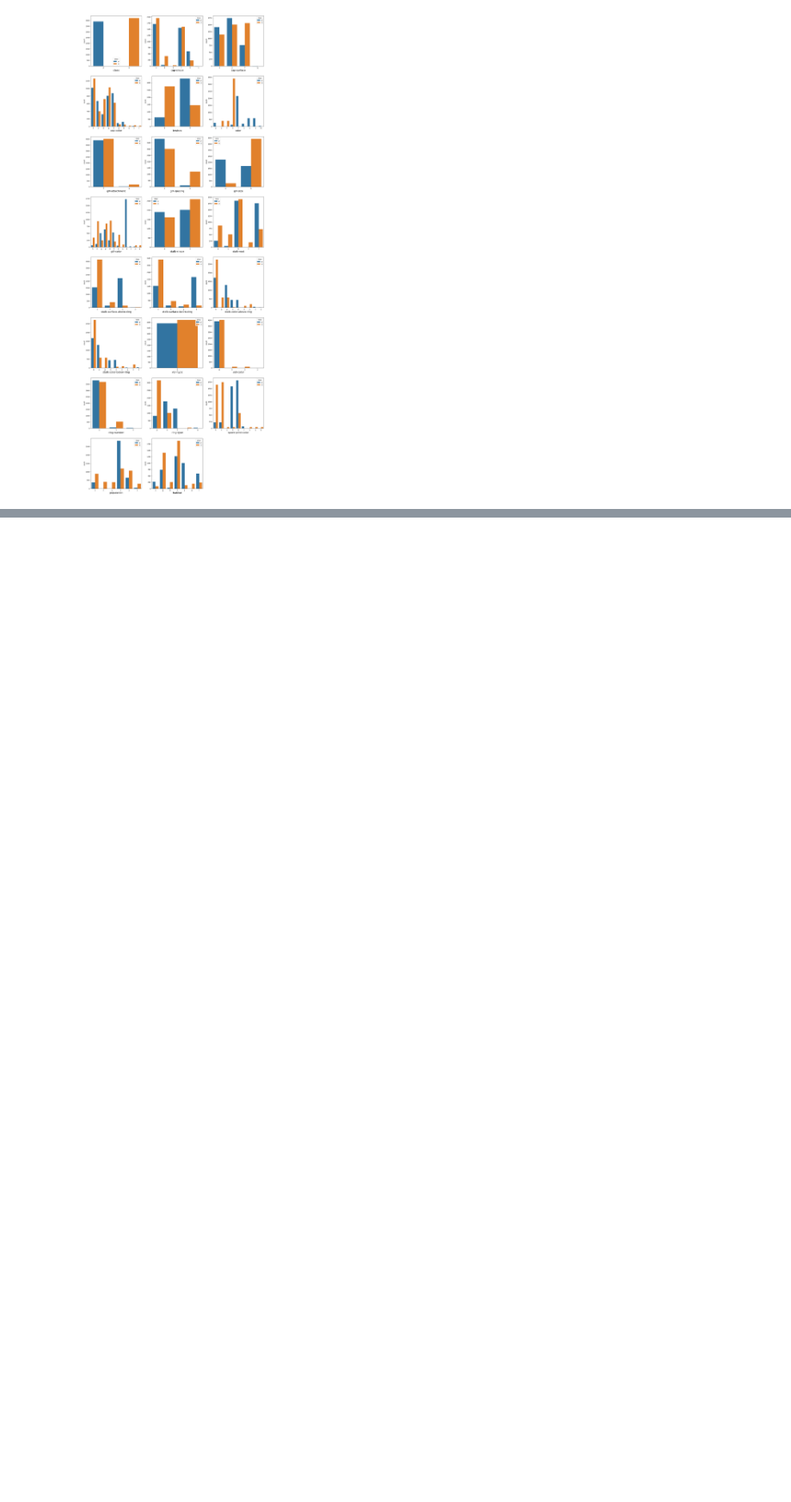
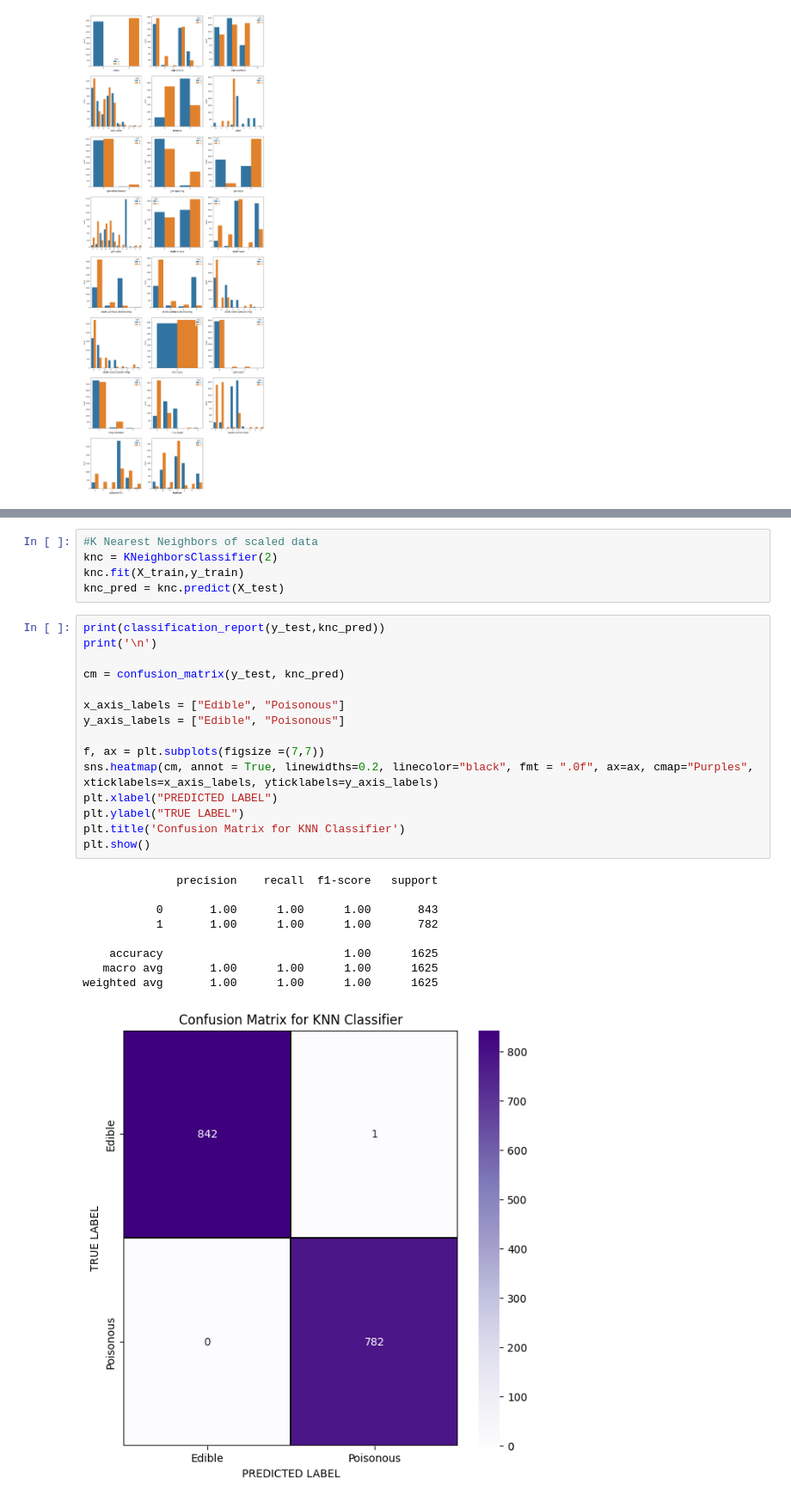
Before and after one commit to Sanjay9783/Mushroom-Classification, a Jupyter notebook: EDA/eda.ipynb, the cells around one changed output, grey strips where cells are left out. Shown at 86% size. Saved outputs shown, nothing was run; the diff lists cells and outputs as text; blank space fills up the shorter version.

```diff
--- a/EDA/eda.ipynb
+++ b/EDA/eda.ipynb
@@ -189,0 +277,30 @@ plt.show()
+# %%
+#K Nearest Neighbors of scaled data
+knc = KNeighborsClassifier(2)
+knc.fit(X_train,y_train)
+knc_pred = knc.predict(X_test)
+# %%
+print(classification_report(y_test,knc_pred))
+print('\n')
+
+cm = confusion_matrix(y_test, knc_pred)
+
+x_axis_labels = ["Edible", "Poisonous"]
+y_axis_labels = ["Edible", "Poisonous"]
+
+f, ax = plt.subplots(figsize =(7,7))
+sns.heatmap(cm, annot = True, linewidths=0.2, linecolor="black", fmt = ".0f", ax=ax, cmap="Purples", xticklabels=x_axis_labels, yticklabels=y_axis_labels)
+plt.xlabel("PREDICTED LABEL")
+plt.ylabel("TRUE LABEL")
+plt.title('Confusion Matrix for KNN Classifier')
+plt.show()
+# %% [output]
+              precision    recall  f1-score   support
+
+           0       1.00      1.00      1.00       843
+           1       1.00      1.00      1.00       782
+
+    accuracy                           1.00      1625
+   macro avg       1.00      1.00      1.00      1625
+weighted avg       1.00      1.00      1.00      1625
+[figure, added]
```
Also changed, not shown: parts of 14 cells of this notebook, 1 other file.
